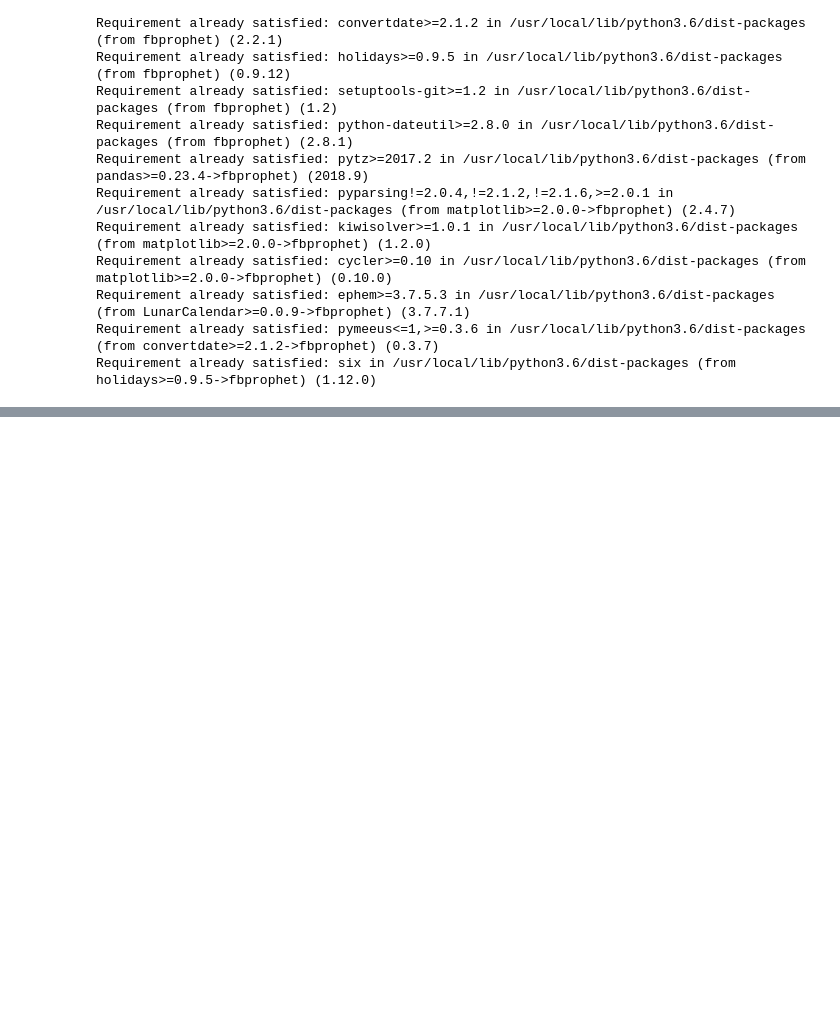
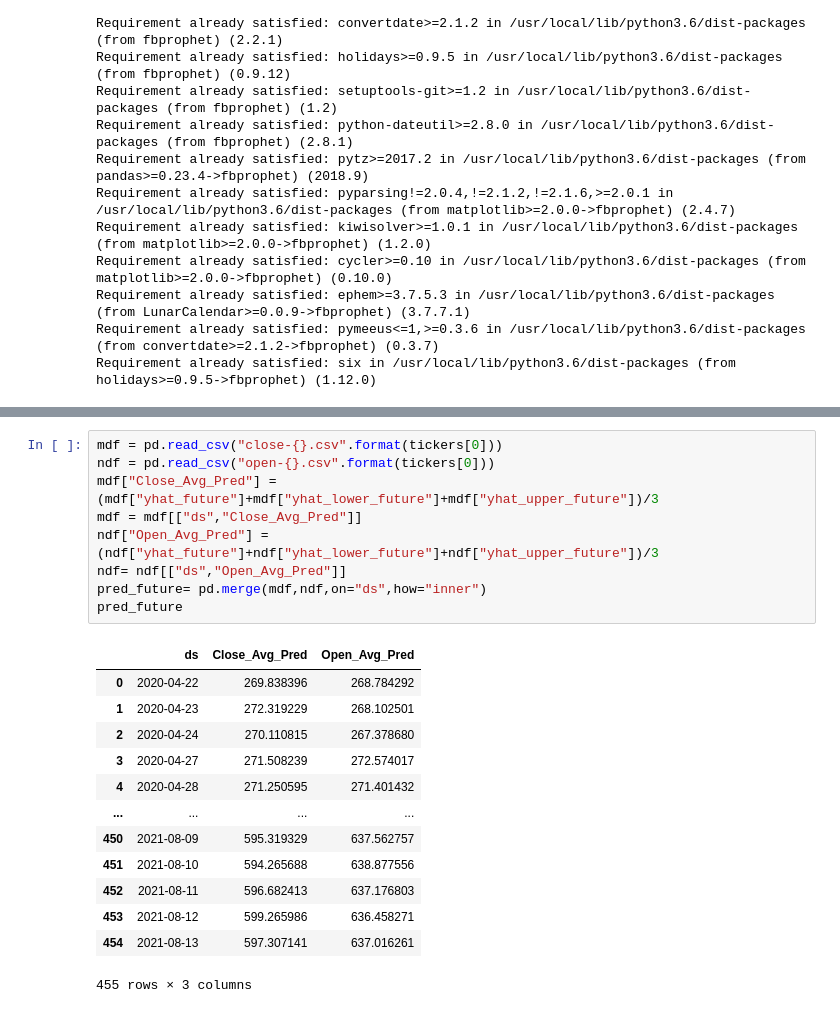
Before and after one commit to kiranbeethoju/Stock-Market-Forecast, a Jupyter notebook: stock_predictions_data.ipynb, the cells around one changed output, grey strips where cells are left out. Drawn from its saved outputs; the diff is of its cells as text; blank space fills up the shorter version.

```diff
--- a/stock_predictions_data.ipynb
+++ b/stock_predictions_data.ipynb
@@ -219,3 +220,26 @@ fig.add_trace(go.Scatter(x=mixed["ds"], y=mixed["predicted_raise_of_value"],
 fig.show()
 # %% [output]
 [interactive output not drawn]
+# %%
+mdf = pd.read_csv("close-{}.csv".format(tickers[0]))
+ndf = pd.read_csv("open-{}.csv".format(tickers[0]))
+mdf["Close_Avg_Pred"] = (mdf["yhat_future"]+mdf["yhat_lower_future"]+mdf["yhat_upper_future"])/3
+mdf = mdf[["ds","Close_Avg_Pred"]]
+ndf["Open_Avg_Pred"] = (ndf["yhat_future"]+ndf["yhat_lower_future"]+ndf["yhat_upper_future"])/3
+ndf= ndf[["ds","Open_Avg_Pred"]]
+pred_future= pd.merge(mdf,ndf,on="ds",how="inner")
+pred_future
+# %% [output]
+|  | ds | Close_Avg_Pred | Open_Avg_Pred |
+| 0 | 2020-04-22 | 269.838396 | 268.784292 |
+| 1 | 2020-04-23 | 272.319229 | 268.102501 |
+| 2 | 2020-04-24 | 270.110815 | 267.378680 |
+| 3 | 2020-04-27 | 271.508239 | 272.574017 |
+| 4 | 2020-04-28 | 271.250595 | 271.401432 |
+| ... | ... | ... | ... |
+| 450 | 2021-08-09 | 595.319329 | 637.562757 |
+| 451 | 2021-08-10 | 594.265688 | 638.877556 |
+| 452 | 2021-08-11 | 596.682413 | 637.176803 |
+| 453 | 2021-08-12 | 599.265986 | 636.458271 |
+| 454 | 2021-08-13 | 597.307141 | 637.016261 |
+455 rows × 3 columns
```
Also changed, not shown: parts of 5 cells of this notebook.
